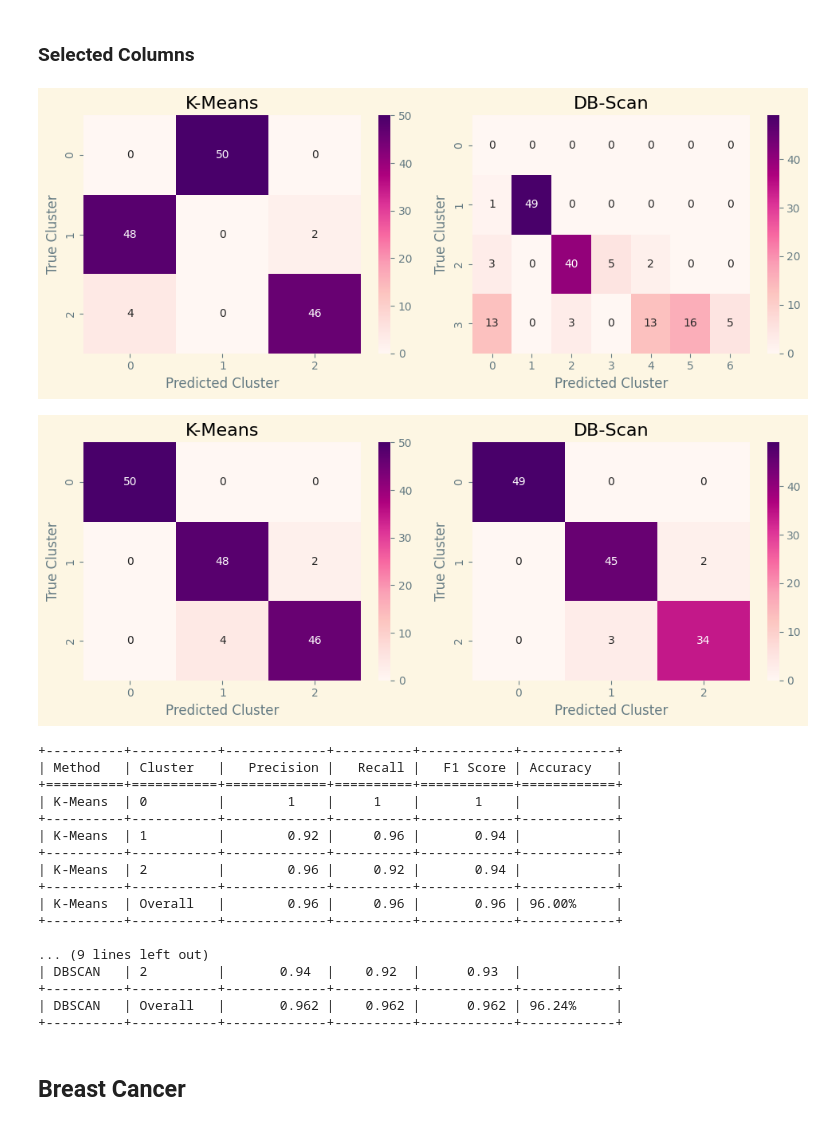
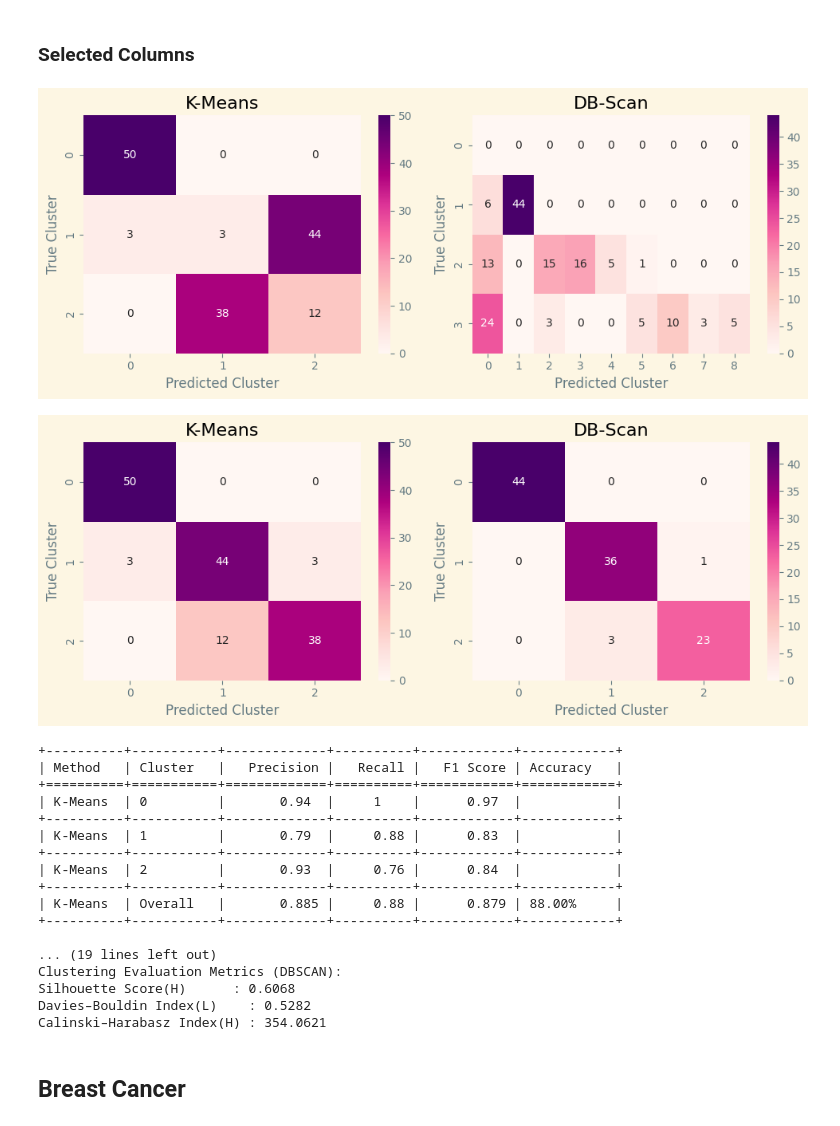
Before and after one commit to RezaTaheri01/my-ml-journey, a Jupyter notebook: Codes/ml_0004_clustering_classification_metrics_functional.ipynb, the cells around one changed output. Cells and saved outputs as stored; diff of their text form; code cells hidden in the pictures.

Commit message:
Update ml_0004_clustering_classification_metrics_functional.ipynb
add clustering metrics

```diff
--- a/Codes/ml_0004_clustering_classification_metrics_functional.ipynb
+++ b/Codes/ml_0004_clustering_classification_metrics_functional.ipynb
@@ -169,12 +170,22 @@ def calculate_metrics(cm_kmeans, cm_dbscan):
     metrics_table("K-Means", prf_kmeans, acc_kmeans, wp_k, wr_k, wf1_k)
     print("\n\n")
     metrics_table("DBSCAN", prf_dbscan, acc_dbscan, wp_d, wr_d, wf1_d)
+# %%
+def calculate_clustering_metrics(method_name, X_valid, labels_valid):
+    silhouette = silhouette_score(X_valid, labels_valid)
+    db_index = davies_bouldin_score(X_valid, labels_valid)
+    ch_index = calinski_harabasz_score(X_valid, labels_valid)
+
+    print(f"\nClustering Evaluation Metrics ({method_name}):")
+    print(f"Silhouette Score(H)      : {silhouette:.4f}")
+    print(f"Davies–Bouldin Index(L)    : {db_index:.4f}")
+    print(f"Calinski–Harabasz Index(H) : {ch_index:.4f}")
 # %% [markdown]
 # Main
 # %%
 def main(X: pd.DataFrame, y_true: np.array, k: int, eps: float, norm_model):
     # Normalize X
-    X_norm = normalization(norm_model, X)
+    X_norm = normalization(norm_model(), X)
 
     # Perform KMeans and DBScan clustering
     kmeans = KMeans(n_clusters=k)
@@ -197,3 +208,6 @@ def main(X: pd.DataFrame, y_true: np.array, k: int, eps: float, norm_model):
     cm_k_means, cm_db_scan = confusion_matrix_heatmap(k_means_labels, y_true, db_scan_labels, dbscan_core_true, k)
 
     calculate_metrics(cm_k_means, cm_db_scan)
+
+    calculate_clustering_metrics("K-Means", X_norm.copy(), y_pred_k_means)
+    calculate_clustering_metrics("DBSCAN", X_norm[y_pred_db_scan != -1].copy(), dbscan_core_pred)
@@ -230,27 +250,27 @@ main(X=X1, y_true=y1.to_numpy(), k=len(np.unique(y1)), eps=0.128, norm_model=Min
 # %% [markdown]
 ### Selected Columns
 # %%
-main(X=X1.iloc[:, [2, 3]], y_true=y1.to_numpy(), k=len(np.unique(y1)), eps=0.0525, norm_model=MinMaxScaler())
+main(X=X1.iloc[:, [0, 3]], y_true=y1.to_numpy(), k=len(np.unique(y1)), eps=0.0525, norm_model=MinMaxScaler)
 # %% [output]
-[figure, old version]
+[figure, new version]
-[figure, old version]
+[figure, new version]
 +----------+-----------+-------------+----------+------------+------------+
 | Method   | Cluster   |   Precision |   Recall |   F1 Score | Accuracy   |
 +==========+===========+=============+==========+============+============+
-| K-Means  | 0         |        1    |     1    |       1    |            |
+| K-Means  | 0         |       0.94  |     1    |      0.97  |            |
 +----------+-----------+-------------+----------+------------+------------+
-| K-Means  | 1         |        0.92 |     0.96 |       0.94 |            |
+| K-Means  | 1         |       0.79  |     0.88 |      0.83  |            |
 +----------+-----------+-------------+----------+------------+------------+
-| K-Means  | 2         |        0.96 |     0.92 |       0.94 |            |
+| K-Means  | 2         |       0.93  |     0.76 |      0.84  |            |
 +----------+-----------+-------------+----------+------------+------------+
-| K-Means  | Overall   |        0.96 |     0.96 |       0.96 | 96.00%     |
+| K-Means  | Overall   |       0.885 |     0.88 |      0.879 | 88.00%     |
 +----------+-----------+-------------+----------+------------+------------+
 
-... (9 lines left out)
-| DBSCAN   | 2         |       0.94  |    0.92  |      0.93  |            |
-+----------+-----------+-------------+----------+------------+------------+
-| DBSCAN   | Overall   |       0.962 |    0.962 |      0.962 | 96.24%     |
-+----------+-----------+-------------+----------+------------+------------+
+... (19 lines left out)
+Clustering Evaluation Metrics (DBSCAN):
+Silhouette Score(H)      : 0.6068
+Davies–Bouldin Index(L)    : 0.5282
+Calinski–Harabasz Index(H) : 354.0621
 # %% [markdown]
 ## Breast Cancer
 # %%
```
Also changed, not shown: parts of 7 cells of this notebook.
